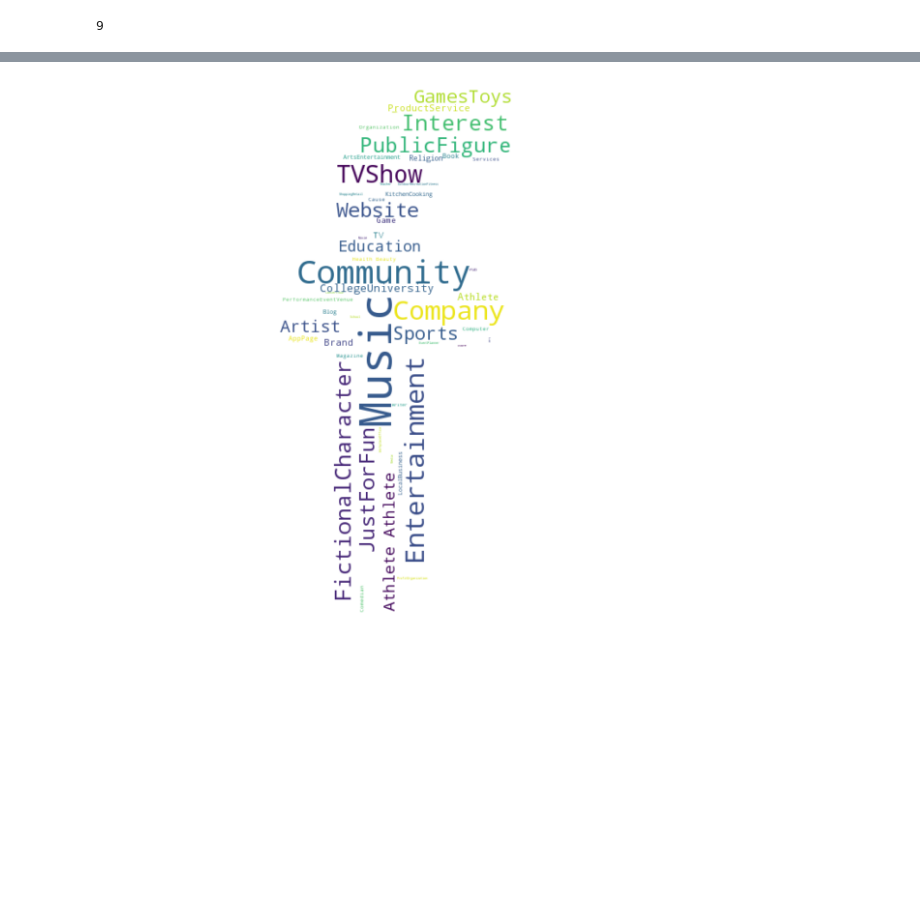
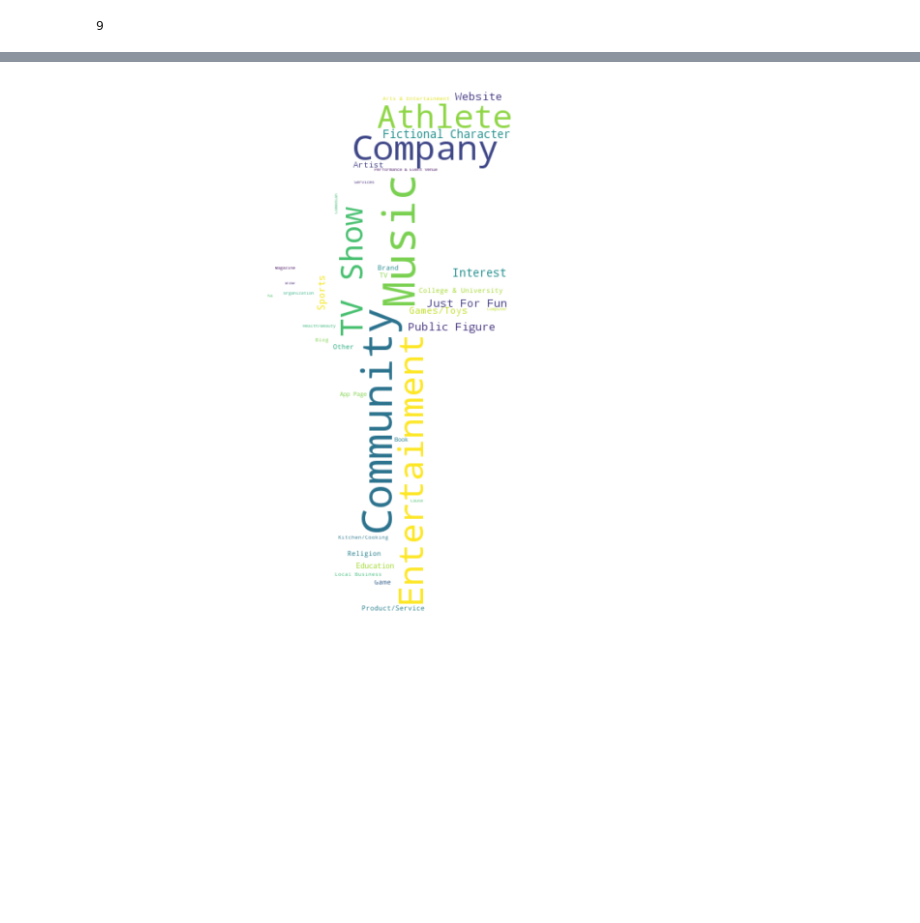
Before and after one commit to rubemkalebe/pages-analysis, a Jupyter notebook: Untitled.ipynb, the cells around one changed output, grey strips where cells are left out. Cells and saved outputs as stored; diff of their text form; code cells hidden in the pictures.

```diff
--- a/Untitled.ipynb
+++ b/Untitled.ipynb
@@ -59,42 +32,22 @@ from wordcloud import WordCloud, STOPWORDS
-# %%
-#!/usr/bin/env python
-"""
-Masked wordcloud
-================
-Using a mask you can generate wordclouds in arbitrary shapes.
-"""
-img = "facebook-letter.png"
-output = "teste2.png"
-d = ''
-
-# Read the whole text.
-text = open(path.join(d, 'categories.txt')).read()
-
-# read the mask image
-# taken from
-# http://www.stencilry.org/stencils/movies/alice%20in%20wonderland/255fk.jpg
-alice_mask = np.array(Image.open(path.join(d, img)))
-
-stopwords = set(STOPWORDS)
-stopwords.add("said")
-
-wc = WordCloud(background_color="white", max_words=2000, mask=alice_mask,
-               stopwords=stopwords)
-# generate word cloud
-#wordcloud = WordCloud().generate(GetCategories.get(udao))
-wc.generate(text)
-#wc.generate_from_frequencies(list(text))
-# store to file
-wc.to_file(path.join(d, output))
-
-# show
-plt.figure(figsize =(10,10))
-plt.imshow(wc, interpolation='bilinear')
-plt.axis("off")
-plt.figure()
-#plt.imshow(alice_mask, cmap=plt.cm.gray, interpolation='bilinear', aspect = 'auto')
-plt.axis("off")
-plt.show()
-# %% [output]
-[figure, removed]
-[figure, removed]
+# %%
+# Shows word cloud (tag cloud) by the data collected
+# Shows the relevance of each page category
+from src.processors.get_categories import GetCategories
+from src.visualization.wordcloud import GenerateWordcloud
+
+import matplotlib.pyplot as plt
+
+gw = GenerateWordcloud(GetCategories.get_as_dict(udao))
+wordcloud = gw.generate()
+gw.save_to_file()
+
+# show figure
+plt.figure(figsize = (10, 10))
+plt.imshow(wordcloud, interpolation = 'bilinear')
+plt.axis("off")
+plt.figure()
+plt.axis("off")
+plt.show()
+# %% [output]
+[figure, added]
+[figure, added]
```
Also changed, not shown: parts of 6 cells of this notebook, 4 other files.
